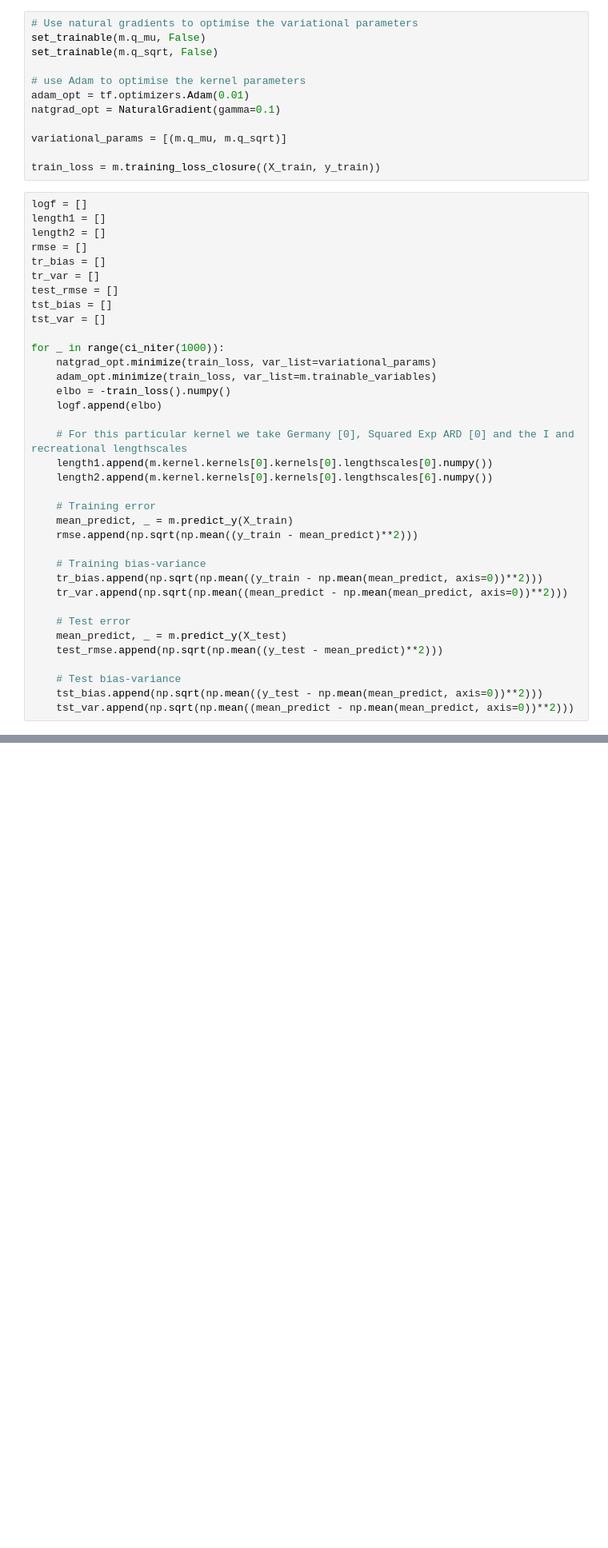
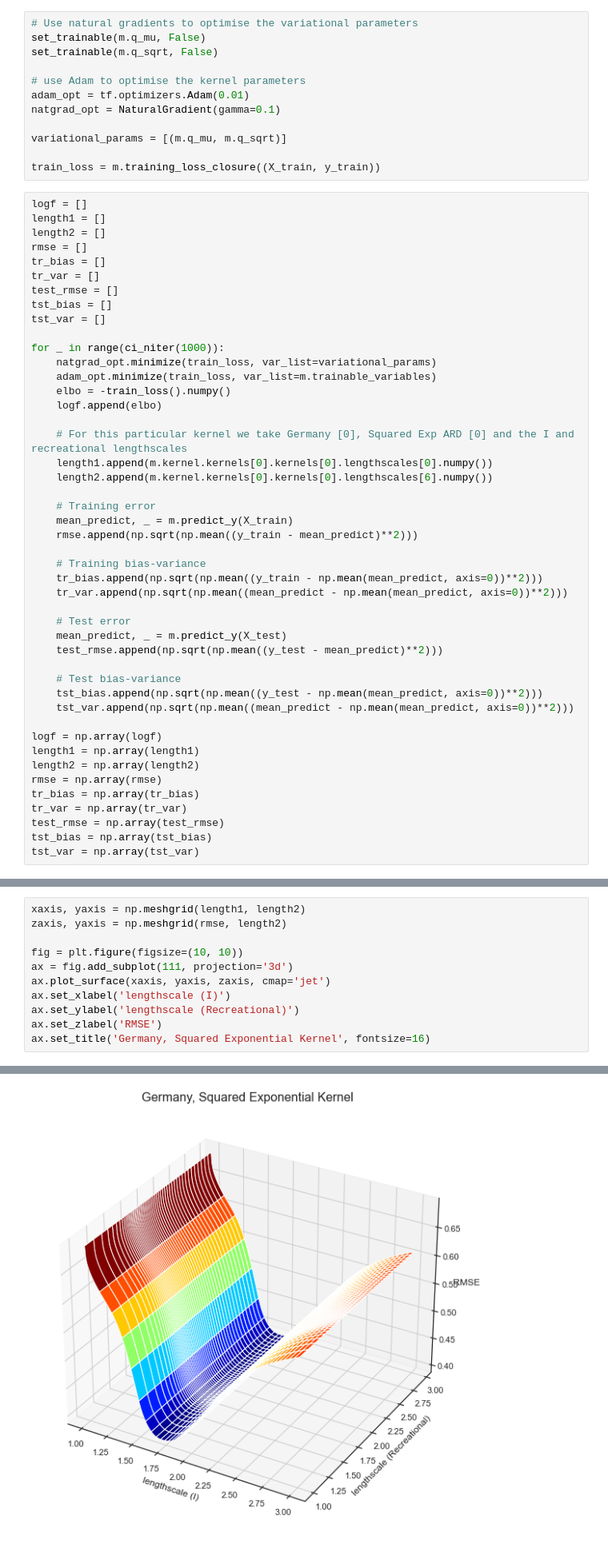
Before and after one commit to epidemic-research-team/epidemic-gaussian-process, a Jupyter notebook: Countries Multioutput.ipynb, the cells around one changed output, grey strips where cells are left out. Shown at 80% size. Drawn from its saved outputs; the diff is of its cells as text; blank space fills up the shorter version.

Commit message:
minor plots changes. need to do the US states

```diff
--- a/Countries Multioutput.ipynb
+++ b/Countries Multioutput.ipynb
@@ -321,3 +321,13 @@ for _ in range(ci_niter(1000)):
     # Test bias-variance
     tst_bias.append(np.sqrt(np.mean((y_test - np.mean(mean_predict, axis=0))**2)))
     tst_var.append(np.sqrt(np.mean((mean_predict - np.mean(mean_predict, axis=0))**2)))
+
+logf = np.array(logf)
+length1 = np.array(length1)
+length2 = np.array(length2)
+rmse = np.array(rmse)
+tr_bias = np.array(tr_bias)
+tr_var = np.array(tr_var)
+test_rmse = np.array(test_rmse)
+tst_bias = np.array(tst_bias)
+tst_var = np.array(tst_var)
@@ -355,0 +338,12 @@ plt.legend(loc='lower right')
+# %%
+xaxis, yaxis = np.meshgrid(length1, length2)
+zaxis, yaxis = np.meshgrid(rmse, length2)
+
+fig = plt.figure(figsize=(10, 10))
+ax = fig.add_subplot(111, projection='3d')
+ax.plot_surface(xaxis, yaxis, zaxis, cmap='jet')
+ax.set_xlabel('lengthscale (I)')
+ax.set_ylabel('lengthscale (Recreational)')
+ax.set_zlabel('RMSE')
+ax.set_title('Germany, Squared Exponential Kernel', fontsize=16)
+# %% [output]
@@ -355,0 +351 @@ plt.legend(loc='lower right')
+[figure, added]
```
Also changed, not shown: parts of 7 cells of this notebook, 1 other file.
